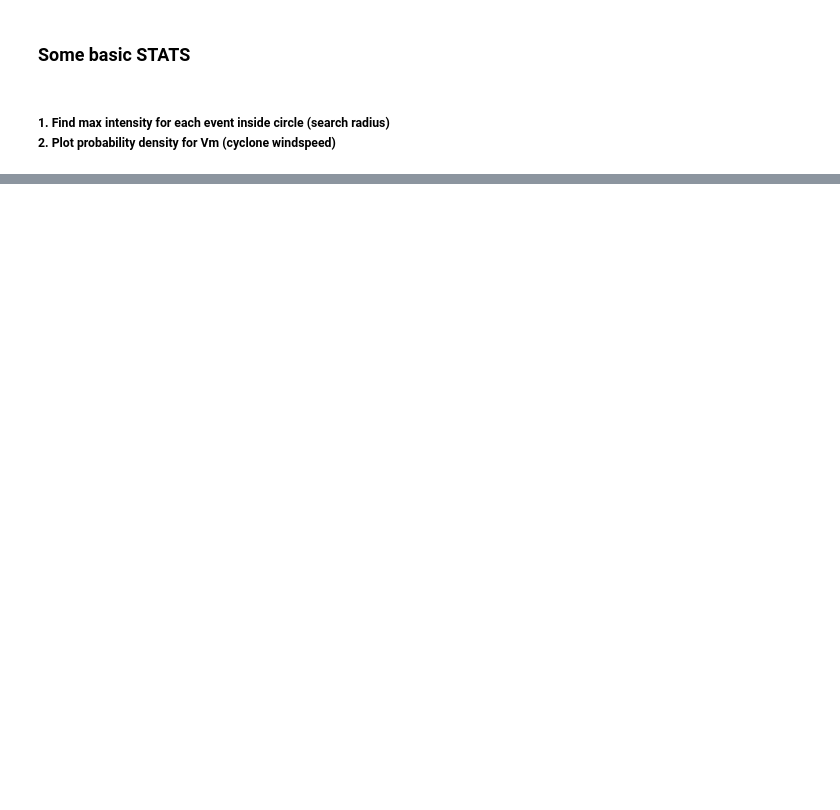
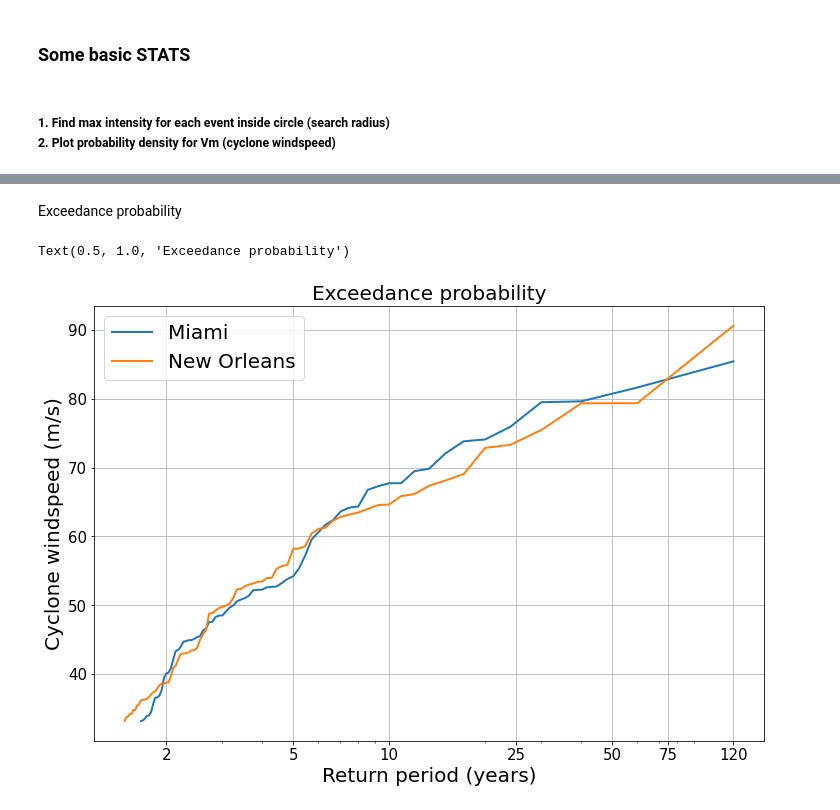
Before and after one commit to ballu1989/trackset_sample, a Jupyter notebook: find_events.ipynb, the cells around one changed output, grey strips where cells are left out. Drawn from its saved outputs; the diff is of its cells as text; code cells hidden in the pictures; blank space fills up the shorter version.

```diff
--- a/find_events.ipynb
+++ b/find_events.ipynb
@@ -198,0 +205,38 @@ Text(0, 0.5, 'Annual frequency')
+# %% [markdown]
+Exceedance probability
+# %%
+# Trackset period = 120 years
+nyears = 120
+
+# ordering winds from max to min values (descending)
+Vm1 = df1.sort_values(by='Vm', ascending=False)['Vm'].values
+Vm2 = df2.sort_values(by='Vm', ascending=False)['Vm'].values
+
+# calculate cumulative frequency
+rate1 = np.cumsum( np.repeat( 1./nyears, Vm1.size ) )
+rate2 = np.cumsum( np.repeat( 1./nyears, Vm2.size ) )
+
+# return period = 1/EP
+rp1 = 1./rate1
+rp2 = 1./rate2
+
+#-------------
+# plot figure
+#-------------
+fig, ax = plt.subplots(figsize=(12, 8))
+plt.plot(rp1, Vm1, label=loc1[0], lw=2)
+plt.plot(rp2, Vm2, label=loc2[0], lw=2)
+ax.set_xscale('log')
+ax.set_xticks([2, 5, 10, 25, 50, 75, 120, ])
+ax.get_xaxis().set_major_formatter(matplotlib.ticker.ScalarFormatter())
+
+plt.legend(fontsize=20)
+plt.grid()
+plt.tick_params(axis='both', which='major', labelsize=15)
+
+plt.xlabel('Return period (years)',fontsize = 20)
+plt.ylabel('Cyclone windspeed (m/s)',fontsize = 20)
+plt.title('Exceedance probability', fontsize = 20)
+# %% [output]
+Text(0.5, 1.0, 'Exceedance probability')
+[figure, added]
```
Also changed, not shown: parts of 7 cells of this notebook.
